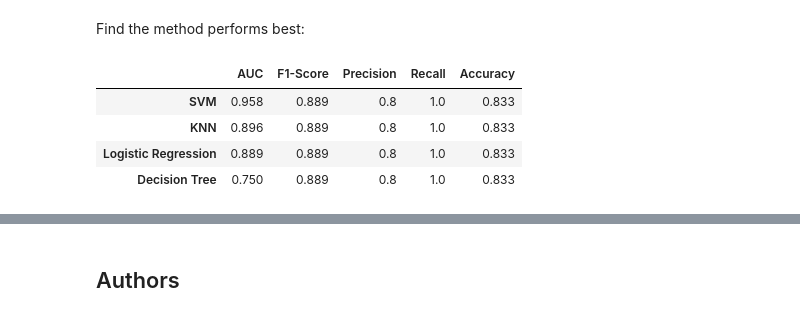
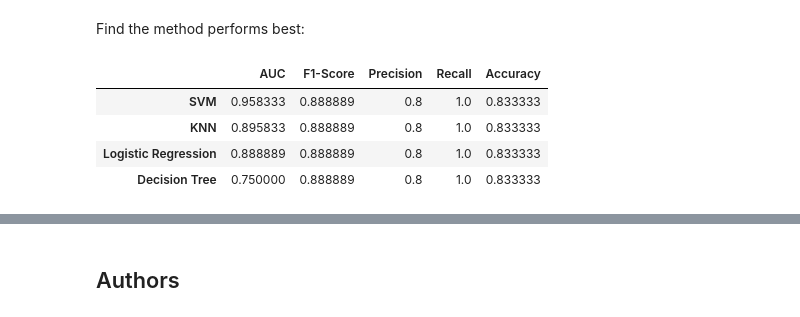
Before and after one commit to rlankelahotmail/IBMWatson, a Jupyter notebook: SpaceX_Machine Learning Classification Prediction.ipynb, the cells around one changed output, grey strips where cells are left out. Cells and saved outputs as stored; diff of their text form; code cells hidden in the pictures.

```diff
--- a/SpaceX_Machine Learning Classification Prediction.ipynb
+++ b/SpaceX_Machine Learning Classification Prediction.ipynb
@@ -394,14 +394,14 @@ Find the method performs best:
 # %%
 data = {'AUC': [logreg_cv_auc, svm_cv_auc, tree_cv_auc, knn_cv_auc],
         'F1-Score': [logreg_cv_f1, svm_cv_f1, tree_cv_f1, knn_cv_f1],
         'Precision': [logreg_cv_prec, svm_cv_prec, tree_cv_prec, knn_cv_prec],
         'Recall': [logreg_cv_rec, svm_cv_rec, tree_cv_rec, knn_cv_rec],
         'Accuracy': [logreg_cv_acc, svm_cv_acc, tree_cv_acc, knn_cv_acc]}
 res = pd.DataFrame(data, index=['Logistic Regression', 'SVM', 'Decision Tree', 'KNN']).sort_values(by=['AUC'], ascending=False)
-res.round(3)
+res
 # %% [output]
 |  | AUC | F1-Score | Precision | Recall | Accuracy |
-| SVM | 0.958 | 0.889 | 0.8 | 1.0 | 0.833 |
-| KNN | 0.896 | 0.889 | 0.8 | 1.0 | 0.833 |
-| Logistic Regression | 0.889 | 0.889 | 0.8 | 1.0 | 0.833 |
-| Decision Tree | 0.750 | 0.889 | 0.8 | 1.0 | 0.833 |
+| SVM | 0.958333 | 0.888889 | 0.8 | 1.0 | 0.833333 |
+| KNN | 0.895833 | 0.888889 | 0.8 | 1.0 | 0.833333 |
+| Logistic Regression | 0.888889 | 0.888889 | 0.8 | 1.0 | 0.833333 |
+| Decision Tree | 0.750000 | 0.888889 | 0.8 | 1.0 | 0.833333 |
```
Also changed, not shown: parts of 1 cell of this notebook.
